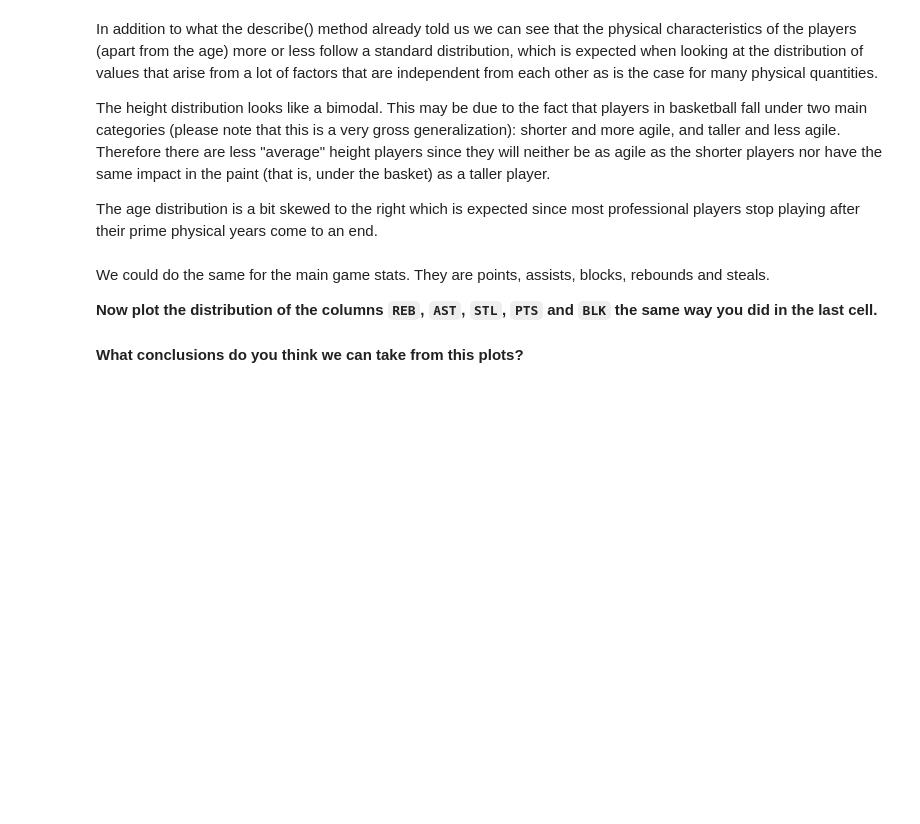
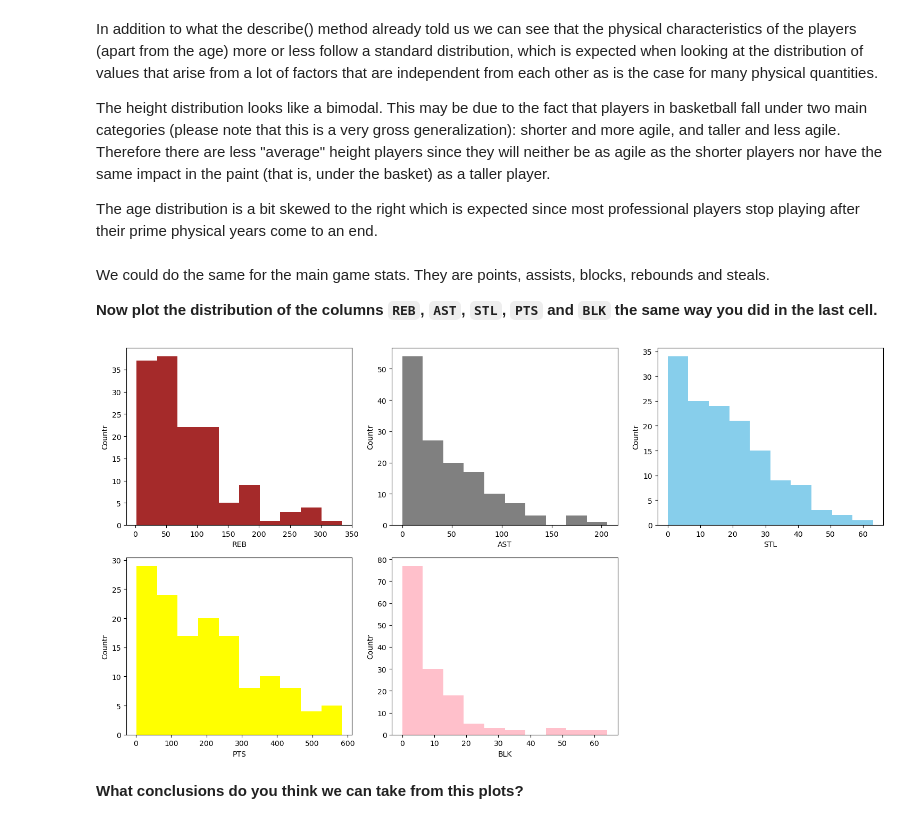
Before and after one commit to ta-data-lis/M2-mini-project2, a Jupyter notebook: your-code/2.-Exploratory-Data-Analysis.ipynb, the cells around one changed output. Drawn from its saved outputs; the diff is of its cells as text; code cells hidden in the pictures; blank space fills up the shorter version.

```diff
--- a/your-code/2.-Exploratory-Data-Analysis.ipynb
+++ b/your-code/2.-Exploratory-Data-Analysis.ipynb
@@ -53,3 +102,34 @@ We could do the same for the main game stats. They are points, assists, blocks,
+# %%
+#your code here
+fig, ((plot_1, plot_2, plot_3), (plot_4, plot_5, _)) = plt.subplots(nrows = 2, ncols = 3, figsize = (15, 8))
+
+plot_1.hist(wnba["REB"], color = "brown")
+plot_1.set_xlabel("REB")
+plot_1.set_ylabel("Countr")
+
+plot_2.hist(wnba["AST"], color = "grey")
+plot_2.set_xlabel("AST")
+plot_2.set_ylabel("Countr")
+
+plot_3.hist(wnba["STL"], color = "skyblue")
+plot_3.set_xlabel("STL")
+plot_3.set_ylabel("Countr")
+
+plot_4.hist(wnba["PTS"], color = "yellow")
+plot_4.set_xlabel("PTS")
+plot_4.set_ylabel("Countr")
+
+plot_5.hist(wnba["BLK"], color = "pink")
+plot_5.set_xlabel("BLK")
+plot_5.set_ylabel("Countr")
+
+# Hide the last subplot
+_.axis("off")
+
+plt.tight_layout()
+plt.show()
+# %% [output]
+[figure, added]
 # %% [markdown]
 **What conclusions do you think we can take from this plots?**
 # %%
```
Also changed, not shown: parts of 13 cells of this notebook, 2 other files.
